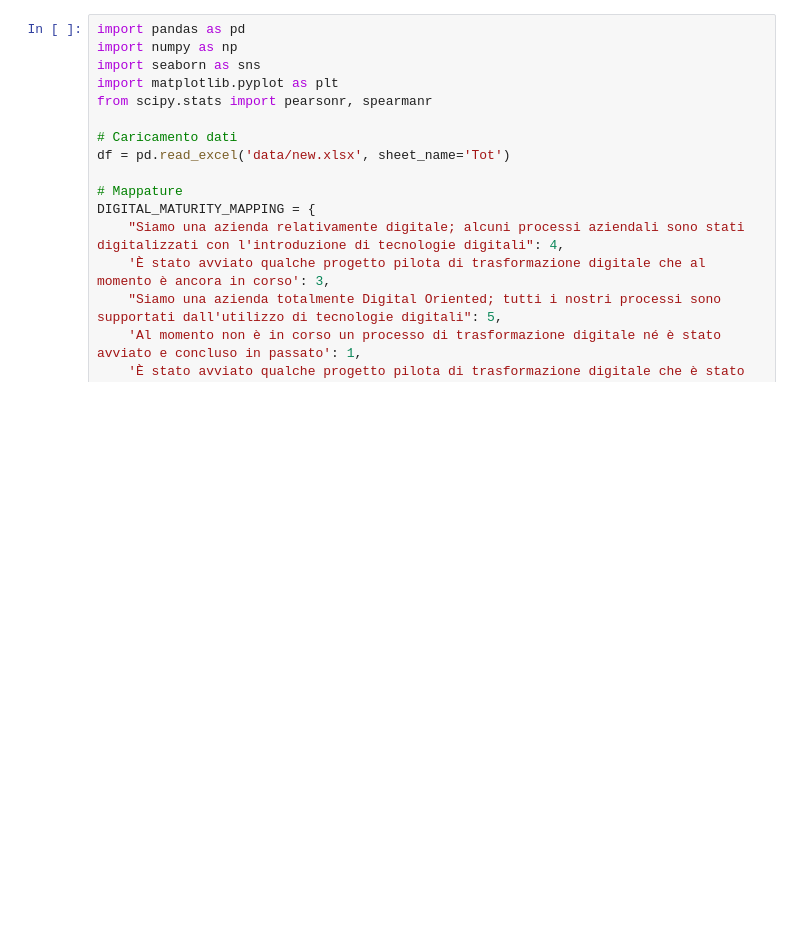
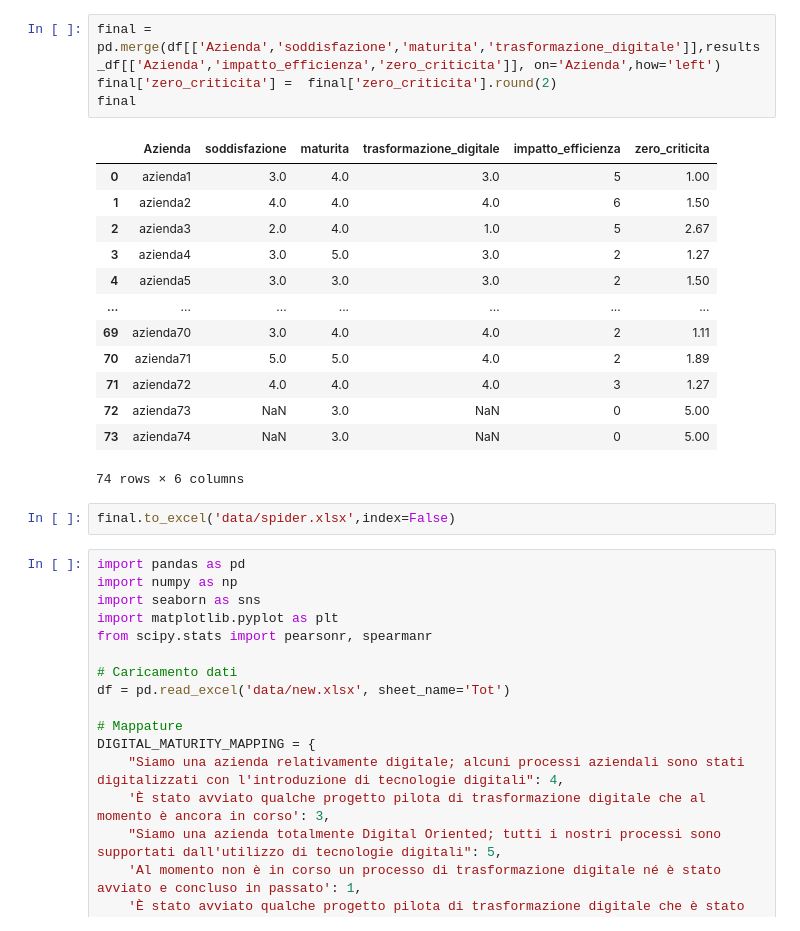
Before and after one commit to Frenz86/survey, a Jupyter notebook: test.ipynb, the cells around one changed output. Cells and saved outputs as stored; diff of their text form; blank space fills up the shorter version.

```diff
--- a/test.ipynb
+++ b/test.ipynb
@@ -1,3 +109,23 @@
+# %%
+final = pd.merge(df[['Azienda','soddisfazione','maturita','trasformazione_digitale']],results_df[['Azienda','impatto_efficienza','zero_criticita']], on='Azienda',how='left')
+final['zero_criticita'] =  final['zero_criticita'].round(2)
+final
+# %% [output]
+|  | Azienda | soddisfazione | maturita | trasformazione_digitale | impatto_efficienza | zero_criticita |
+| 0 | azienda1 | 3.0 | 4.0 | 3.0 | 5 | 1.00 |
+| 1 | azienda2 | 4.0 | 4.0 | 4.0 | 6 | 1.50 |
+| 2 | azienda3 | 2.0 | 4.0 | 1.0 | 5 | 2.67 |
+| 3 | azienda4 | 3.0 | 5.0 | 3.0 | 2 | 1.27 |
+| 4 | azienda5 | 3.0 | 3.0 | 3.0 | 2 | 1.50 |
+| ... | ... | ... | ... | ... | ... | ... |
+| 69 | azienda70 | 3.0 | 4.0 | 4.0 | 2 | 1.11 |
+| 70 | azienda71 | 5.0 | 5.0 | 4.0 | 2 | 1.89 |
+| 71 | azienda72 | 4.0 | 4.0 | 4.0 | 3 | 1.27 |
+| 72 | azienda73 | NaN | 3.0 | NaN | 0 | 5.00 |
+| 73 | azienda74 | NaN | 3.0 | NaN | 0 | 5.00 |
+74 rows × 6 columns
+# %%
+final.to_excel('data/spider.xlsx',index=False)
 # %%
 import pandas as pd
 import numpy as np
```
Also changed, not shown: parts of 4 cells of this notebook, 11 other files.
